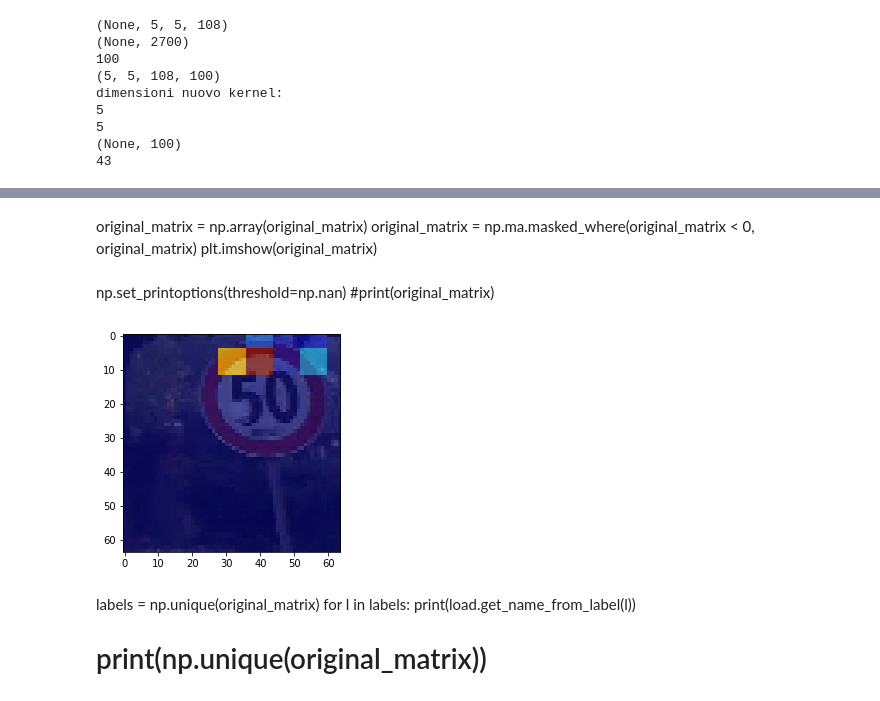
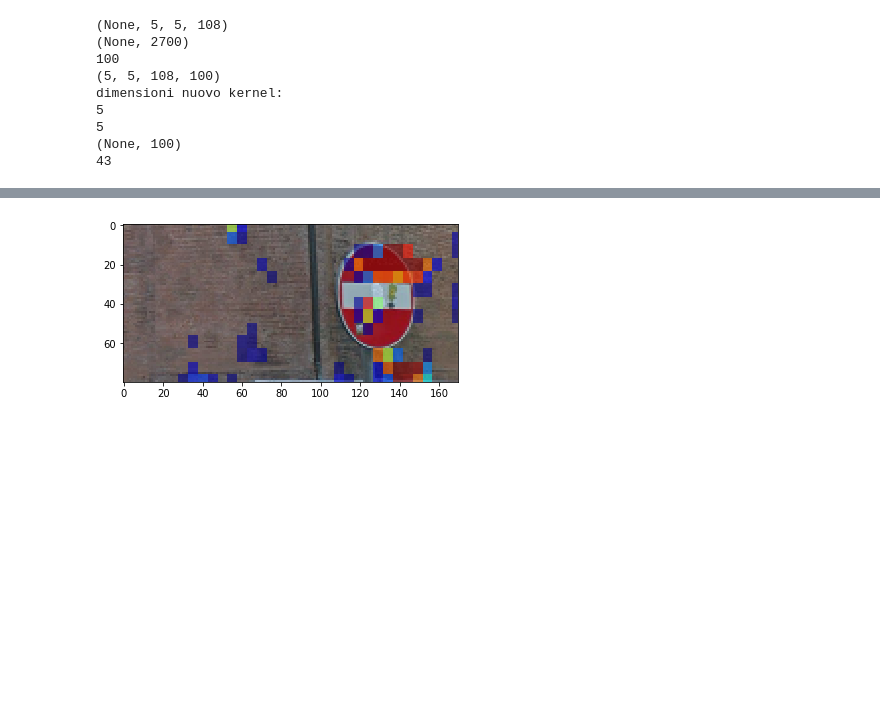
Before and after one commit to cecchilinux/machine_learning, a Jupyter notebook: notebooks/use_FCN.ipynb, the cells around one changed output, grey strips where cells are left out. Drawn from its saved outputs; the diff is of its cells as text; code cells hidden in the pictures; blank space fills up the shorter version.

```diff
--- a/notebooks/use_FCN.ipynb
+++ b/notebooks/use_FCN.ipynb
@@ -31,7 +31,7 @@ min_prob = 0.1
 #IMAGE_SIZE_NEW = (32, 32)
 
 #fname = '/notebooks/images/test_fcn/7.png'
-ll= 2
+ll= 1
 fname = '/notebooks/images/test_fcn/10.png'
 #fname = '/notebooks/images/test_fcn/17.png'
 #fname = '/notebooks/images/test_fcn/35.png'
@@ -63,6 +63,25 @@ IMAGE_SIZE_NEW = (64, 64)
 
 #fname = '/notebooks/images/test_fcn/00034.ppm'
 #IMAGE_SIZE_NEW = (36, 36)
+
+# ok 1
+fname = '/datasets/GTSRB/Images/00002/00001_00029.ppm'
+ll = 2
+IMAGE_SIZE_NEW = (42, 42)
+
+# ok 2
+fname = '/datasets/GTSRB/Images/00015/00020_00029.ppm'
+ll = 15
+IMAGE_SIZE_NEW = (98, 98)
+
+#ok 3
+#fname = '/notebooks/images/test_fcn/cartello2.png'
+#ll = 15 # 12
+#IMAGE_SIZE_NEW = (64, 210)
+
+fname = '/notebooks/images/test_fcn/cartello4.png'
+ll = 17
+IMAGE_SIZE_NEW = (80, 170)
 # %%
 import sys
 import scipy
@@ -400,7 +294,0 @@ plt.imshow(new_matrix)
-# %% [markdown]
-original_matrix = np.array(original_matrix)
-original_matrix = np.ma.masked_where(original_matrix < 0, original_matrix)
-plt.imshow(original_matrix)
-# %% [markdown]
-np.set_printoptions(threshold=np.nan)
-#print(original_matrix)
@@ -417,24 +295,19 @@ np.set_printoptions(threshold=np.nan)
 # %%
 import numpy as np
 import matplotlib.pyplot as plt
 import matplotlib.cm as cm
 
 # Generate some data...
 #gray_data = np.arange(10000).reshape(100, 100)
 
 #masked_data = np.random.random(IMAGE_SIZE_NEW)
 
-masked_data = np.ma.masked_where(new_matrix < 0, new_matrix)
+masked_data = np.ma.masked_where(new_matrix < 1, new_matrix)
 #masked_data = np.dot(masked_data, 10)
 # Overlay the two images
 fig, ax = plt.subplots()
 ax.imshow(img_original, cmap=cm.gray)
 ax.imshow(masked_data, cmap=cm.jet, alpha=0.6)
 plt.show()
 # %% [output]
-[figure, old version]
+[figure, new version]
-# %% [markdown]
-labels = np.unique(original_matrix)
-for l in labels:
-    print(load.get_name_from_label(l))
-# print(np.unique(original_matrix))
```
Also changed, not shown: parts of 10 cells of this notebook, 6 other files.
